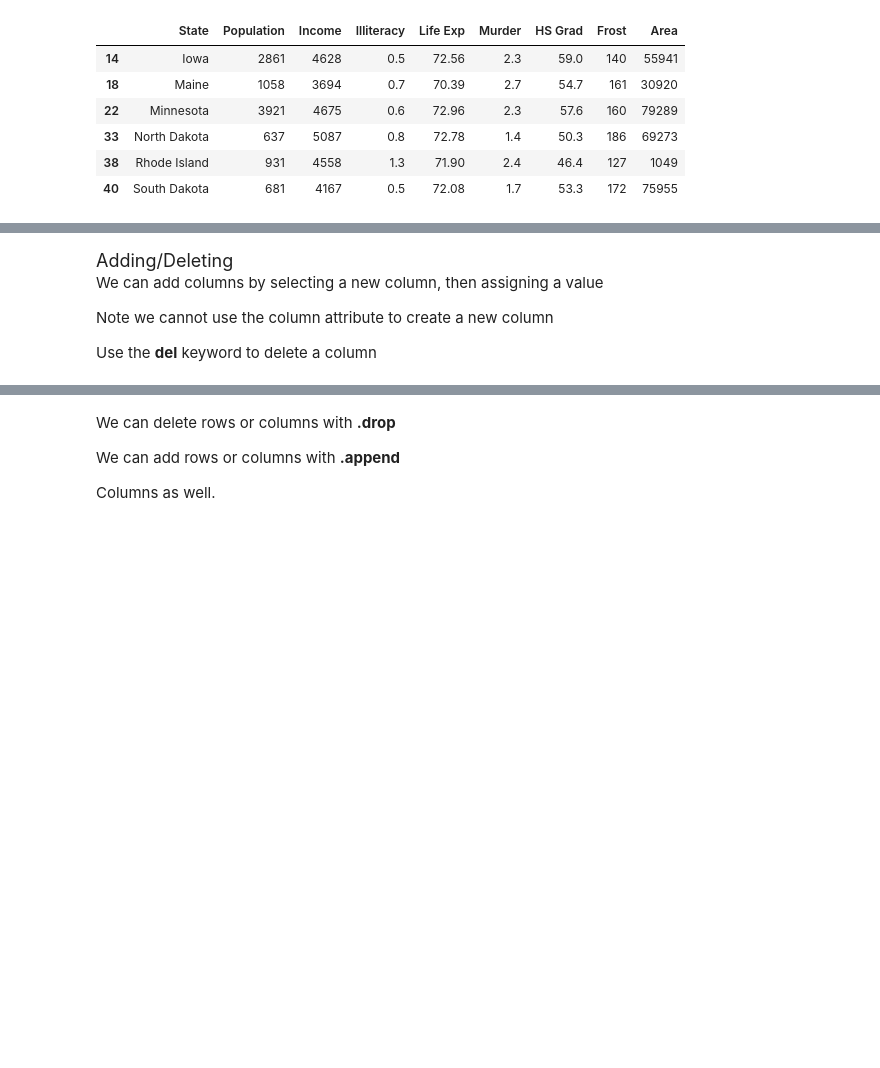
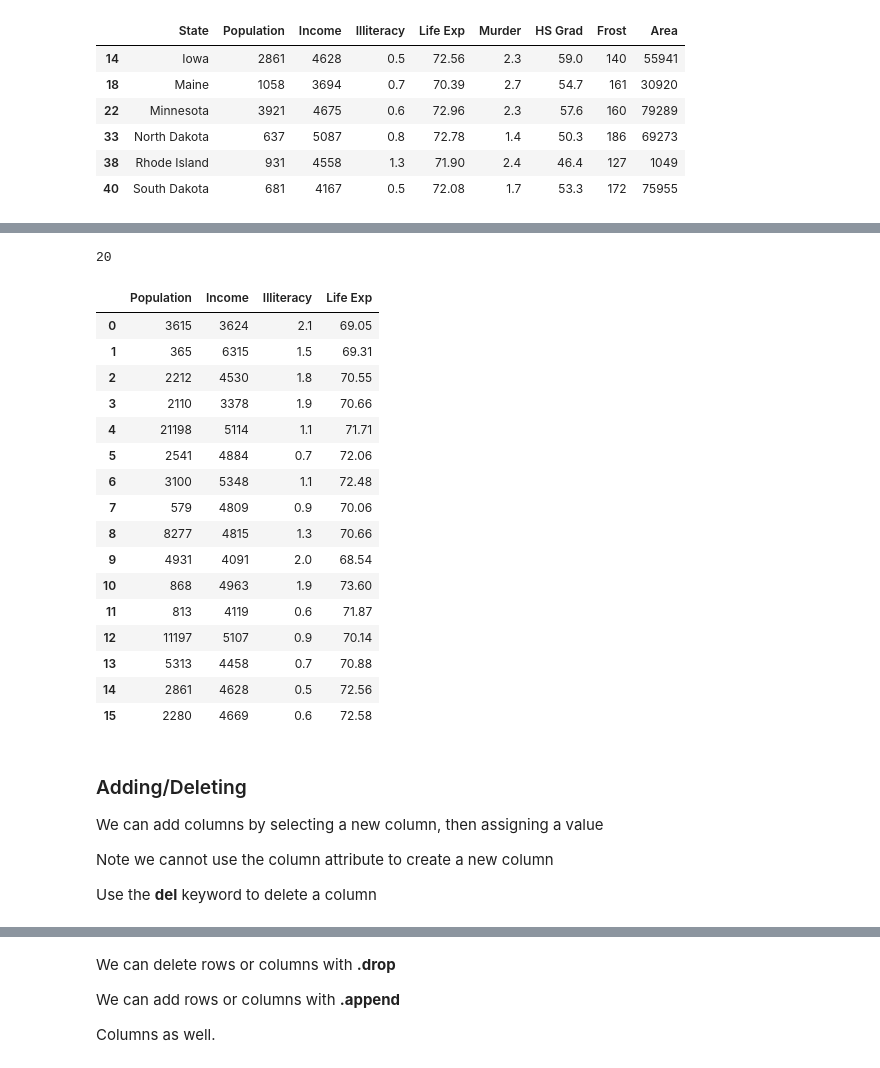
Before and after one commit to drchase55/NNU_nih_python_jrc, a Jupyter notebook: Module_2/Submodule_2_Tutorial2_Pandas.ipynb, the cells around one changed output, grey strips where cells are left out. Drawn from its saved outputs; the diff is of its cells as text; code cells hidden in the pictures; blank space fills up the shorter version.

```diff
--- a/Module_2/Submodule_2_Tutorial2_Pandas.ipynb
+++ b/Module_2/Submodule_2_Tutorial2_Pandas.ipynb
@@ -314,14 +270,35 @@
+# %%
+#Answers
+x=states.loc[(states['Life Exp']>71) & (states['Life Exp']>70)]
+len(x)
+#x['HS Grad'].mean()
+# %% [output]
+20
 # %%
 # select by integer location
 states.iloc[0:3,0:4] #not end inclusive
 
 # select by label only
 states.loc[0:15,"Population":"Life Exp"]
 # end inclusive
-
-# Select by row,column index – do not use this anymore
-states.ix[0:2,1:3] # end exclusive?
-states.ix[0:4,"Population":"Life Exp"]
+# %% [output]
+|  | Population | Income | Illiteracy | Life Exp |
+| 0 | 3615 | 3624 | 2.1 | 69.05 |
+| 1 | 365 | 6315 | 1.5 | 69.31 |
+| 2 | 2212 | 4530 | 1.8 | 70.55 |
+| 3 | 2110 | 3378 | 1.9 | 70.66 |
+| 4 | 21198 | 5114 | 1.1 | 71.71 |
+| 5 | 2541 | 4884 | 0.7 | 72.06 |
+| 6 | 3100 | 5348 | 1.1 | 72.48 |
+| 7 | 579 | 4809 | 0.9 | 70.06 |
+| 8 | 8277 | 4815 | 1.3 | 70.66 |
+| 9 | 4931 | 4091 | 2.0 | 68.54 |
+| 10 | 868 | 4963 | 1.9 | 73.60 |
+| 11 | 813 | 4119 | 0.6 | 71.87 |
+| 12 | 11197 | 5107 | 0.9 | 70.14 |
+| 13 | 5313 | 4458 | 0.7 | 70.88 |
+| 14 | 2861 | 4628 | 0.5 | 72.56 |
+| 15 | 2280 | 4669 | 0.6 | 72.58 |
 # %% [markdown]
-<div style="font-size:18px">Adding/Deleting</div>
+### Adding/Deleting
 
```
Also changed, not shown: parts of 53 cells of this notebook, 17 other files.
